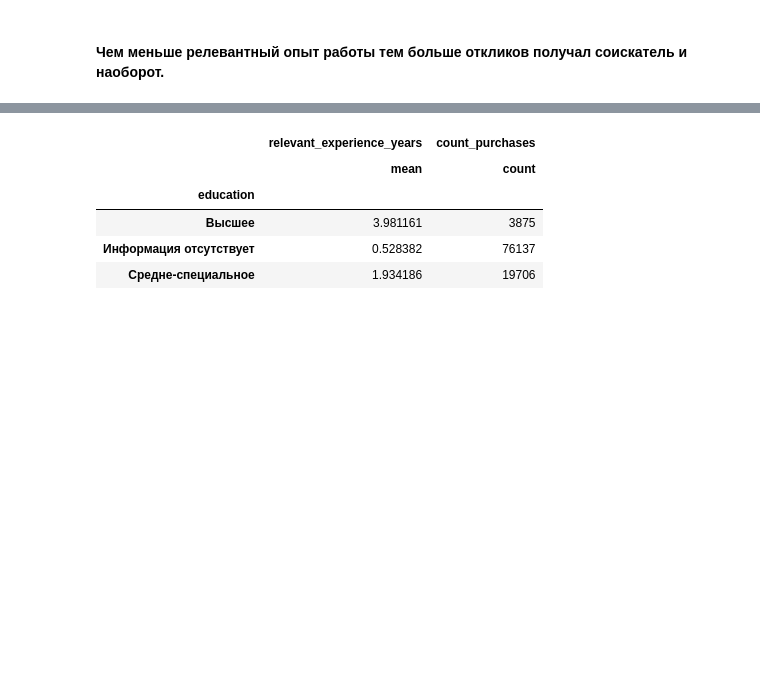
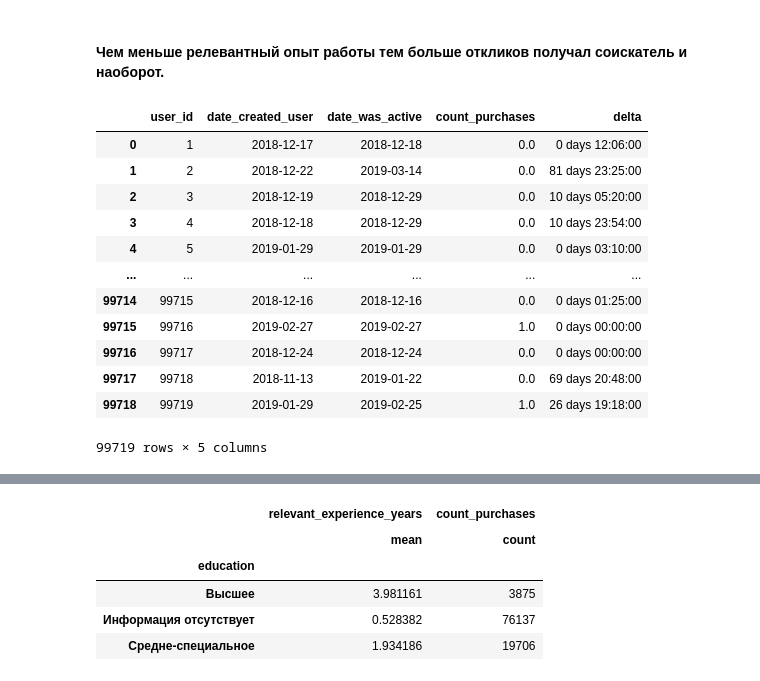
Before and after one commit to NikolayPhiisik/Diplom, a Jupyter notebook: Diplom.ipynb, the cells around one changed output, grey strips where cells are left out. Cells and saved outputs as stored; diff of their text form; code cells hidden in the pictures; blank space fills up the shorter version.

```diff
--- a/Diplom.ipynb
+++ b/Diplom.ipynb
@@ -117,3 +115,21 @@ df.plot(kind='scatter',
 [figure]
 # %% [markdown]
 #### Чем меньше релевантный опыт работы тем больше откликов получал соискатель и наоборот.
+# %%
+#оставляю необходимые столбцы
+data = df[['user_id','date_created_user','date_was_active','count_purchases','delta']]
+data
+# %% [output]
+|  | user_id | date_created_user | date_was_active | count_purchases | delta |
+| 0 | 1 | 2018-12-17 | 2018-12-18 | 0.0 | 0 days 12:06:00 |
+| 1 | 2 | 2018-12-22 | 2019-03-14 | 0.0 | 81 days 23:25:00 |
+| 2 | 3 | 2018-12-19 | 2018-12-29 | 0.0 | 10 days 05:20:00 |
+| 3 | 4 | 2018-12-18 | 2018-12-29 | 0.0 | 10 days 23:54:00 |
+| 4 | 5 | 2019-01-29 | 2019-01-29 | 0.0 | 0 days 03:10:00 |
+| ... | ... | ... | ... | ... | ... |
+| 99714 | 99715 | 2018-12-16 | 2018-12-16 | 0.0 | 0 days 01:25:00 |
+| 99715 | 99716 | 2019-02-27 | 2019-02-27 | 1.0 | 0 days 00:00:00 |
+| 99716 | 99717 | 2018-12-24 | 2018-12-24 | 0.0 | 0 days 00:00:00 |
+| 99717 | 99718 | 2018-11-13 | 2019-01-22 | 0.0 | 69 days 20:48:00 |
+| 99718 | 99719 | 2019-01-29 | 2019-02-25 | 1.0 | 26 days 19:18:00 |
+99719 rows × 5 columns
```
Also changed, not shown: parts of 16 cells of this notebook.
